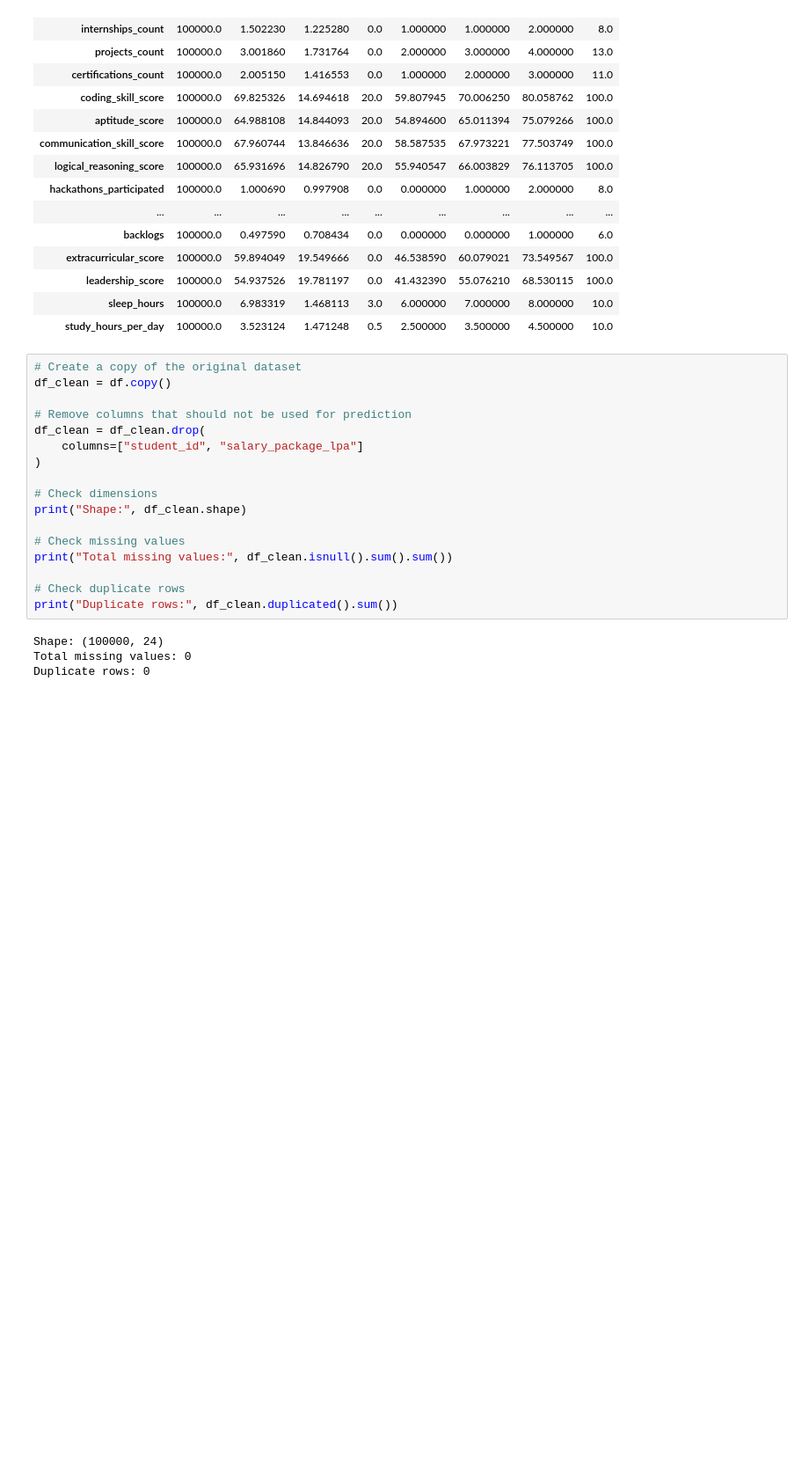
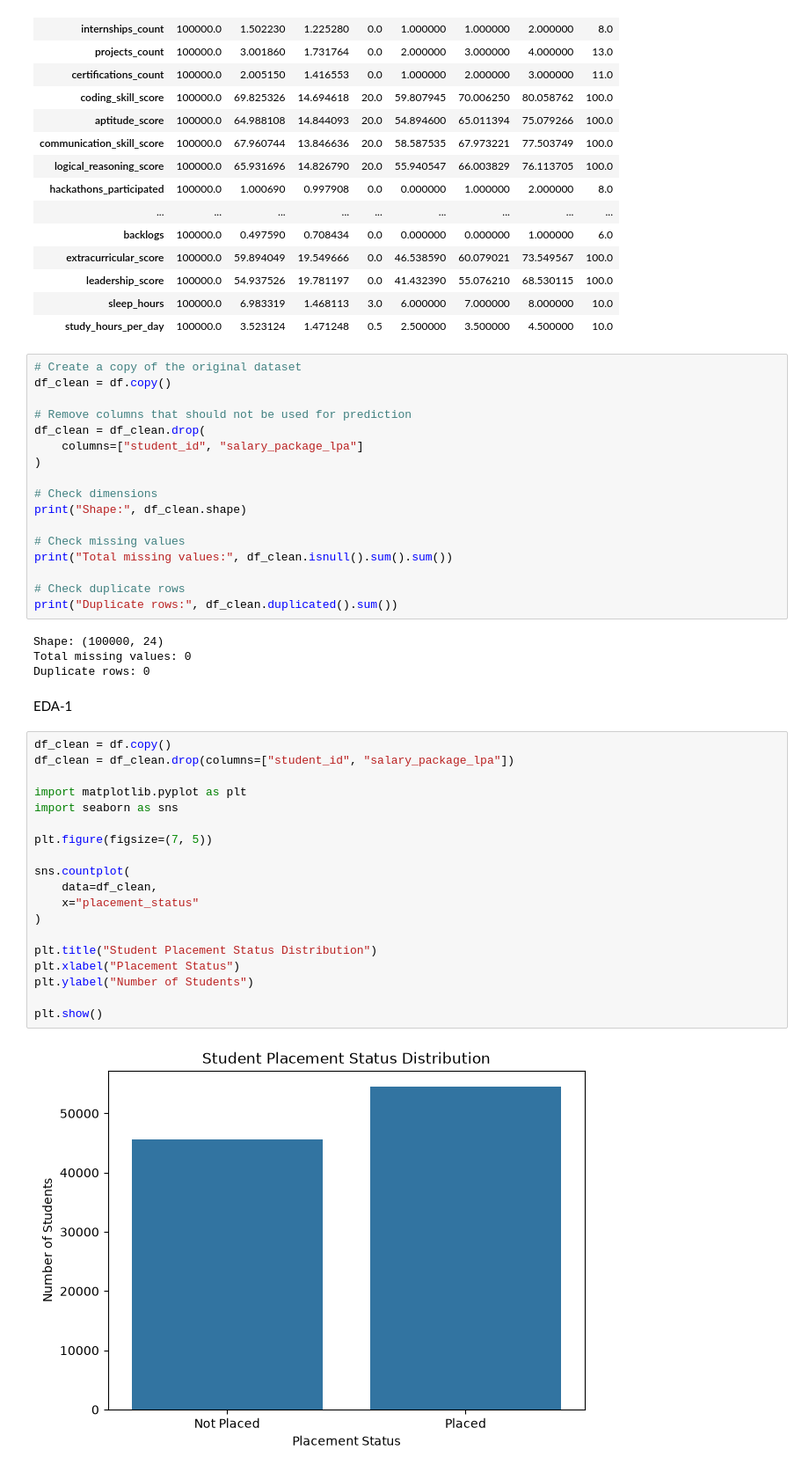
Before and after one commit to Sankethmundas/student_placement_prediction, a Jupyter notebook: notebooks/01_data_understanding.ipynb, the cells around one changed output. Shown at 88% size. Drawn from its saved outputs; the diff is of its cells as text; blank space fills up the shorter version.

Commit message:
Complete placement EDA analysis

```diff
--- a/notebooks/01_data_understanding.ipynb
+++ b/notebooks/01_data_understanding.ipynb
@@ -420,3 +420,26 @@ print("Duplicate rows:", df_clean.duplicated().sum())
 Shape: (100000, 24)
 Total missing values: 0
 Duplicate rows: 0
+# %% [markdown]
+EDA-1
+# %%
+df_clean = df.copy()
+df_clean = df_clean.drop(columns=["student_id", "salary_package_lpa"])
+
+import matplotlib.pyplot as plt
+import seaborn as sns
+
+plt.figure(figsize=(7, 5))
+
+sns.countplot(
+    data=df_clean,
+    x="placement_status"
+)
+
+plt.title("Student Placement Status Distribution")
+plt.xlabel("Placement Status")
+plt.ylabel("Number of Students")
+
+plt.show()
+# %% [output]
+[figure, added]
```
Also changed, not shown: parts of 52 cells of this notebook.
